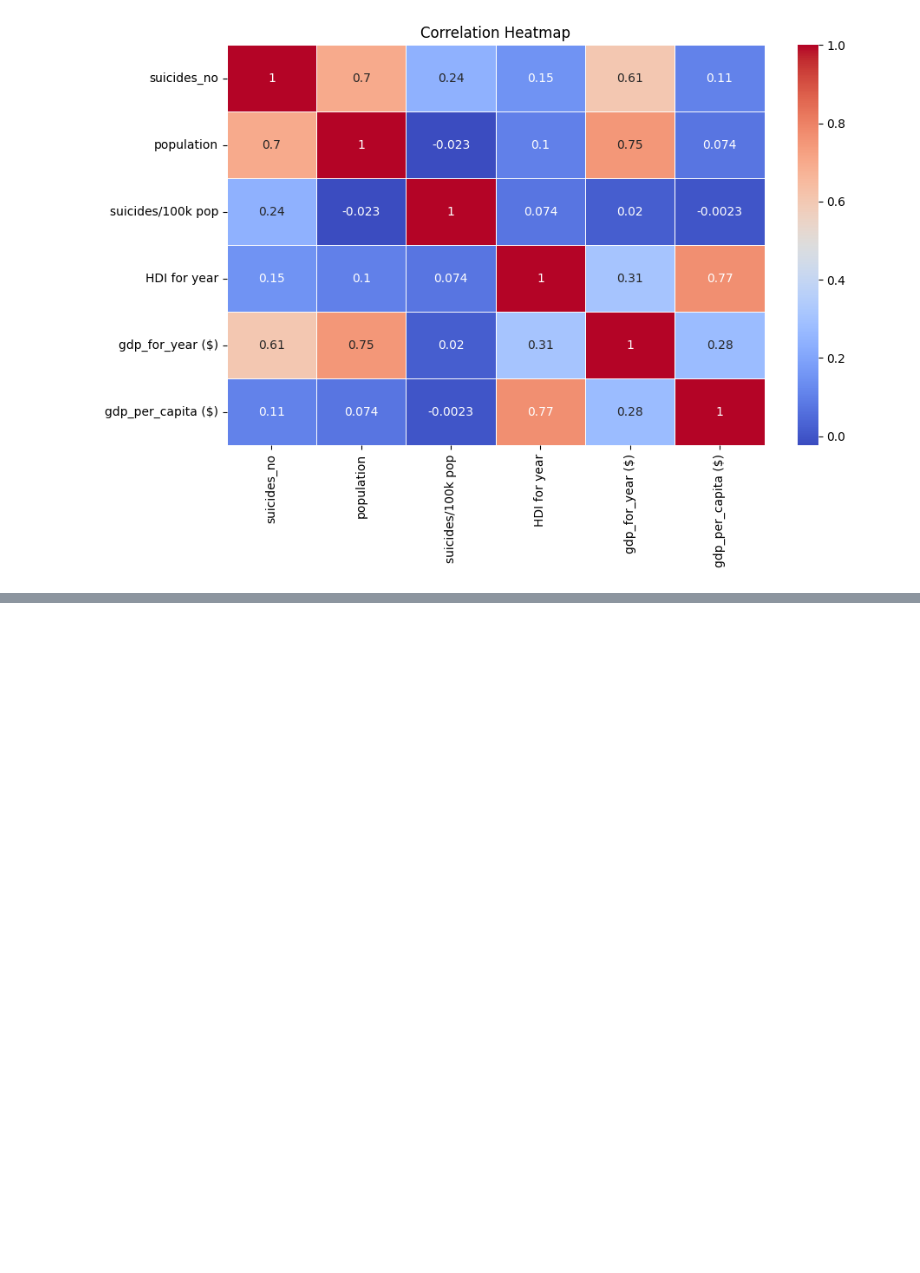
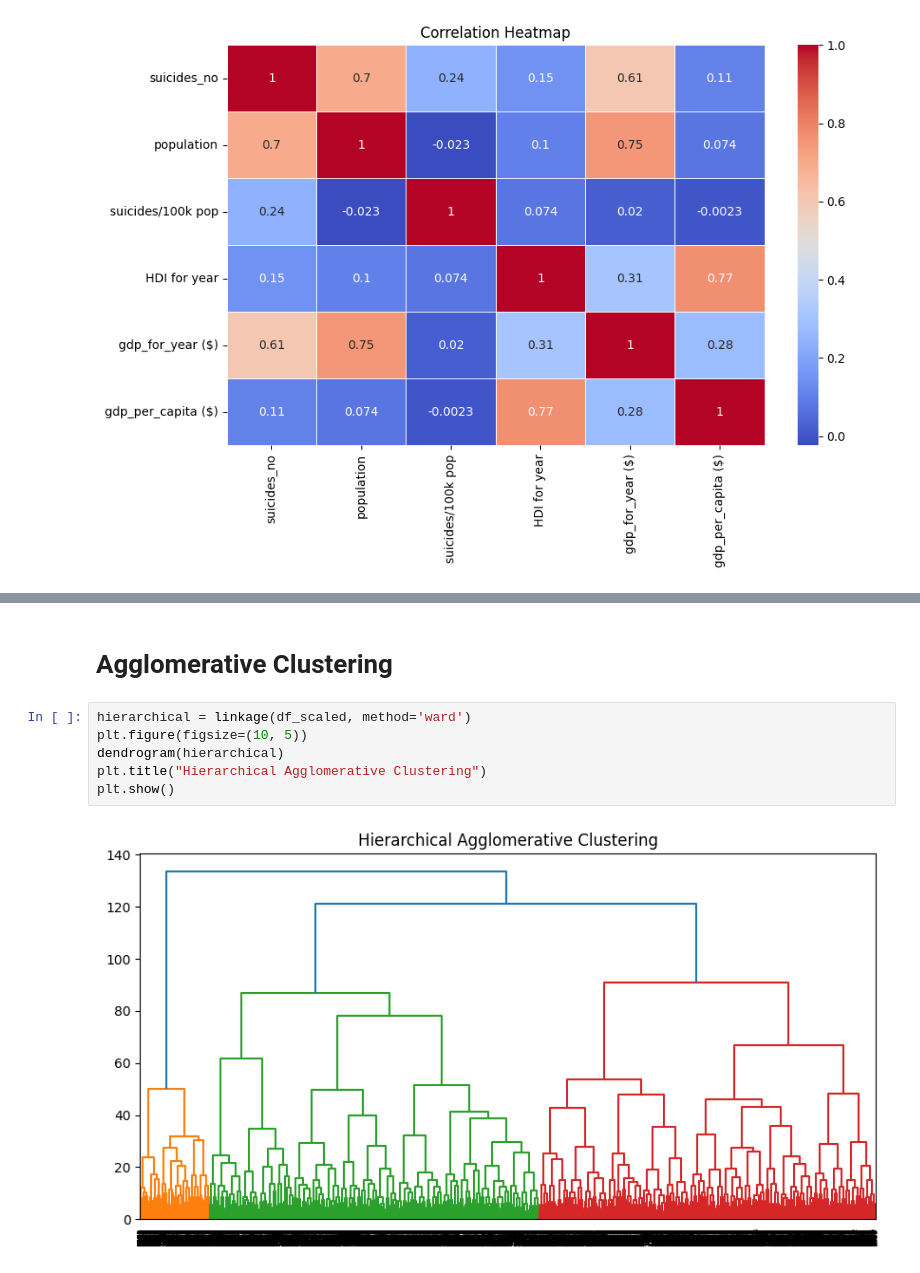
Before and after one commit to SubhayanSinha/21BDS0114_ML, a Jupyter notebook: 21BDS0114.ipynb, the cells around one changed output, grey strips where cells are left out. Drawn from its saved outputs; the diff is of its cells as text; blank space fills up the shorter version.

```diff
--- a/21BDS0114.ipynb
+++ b/21BDS0114.ipynb
@@ -325,0 +355,10 @@ Name: predicted_mean, dtype: float64
+# %% [markdown]
+# **Agglomerative Clustering**
+# %%
+hierarchical = linkage(df_scaled, method='ward')
+plt.figure(figsize=(10, 5))
+dendrogram(hierarchical)
+plt.title("Hierarchical Agglomerative Clustering")
+plt.show()
+# %% [output]
+[figure, added]
```
Also changed, not shown: parts of 18 cells of this notebook.
